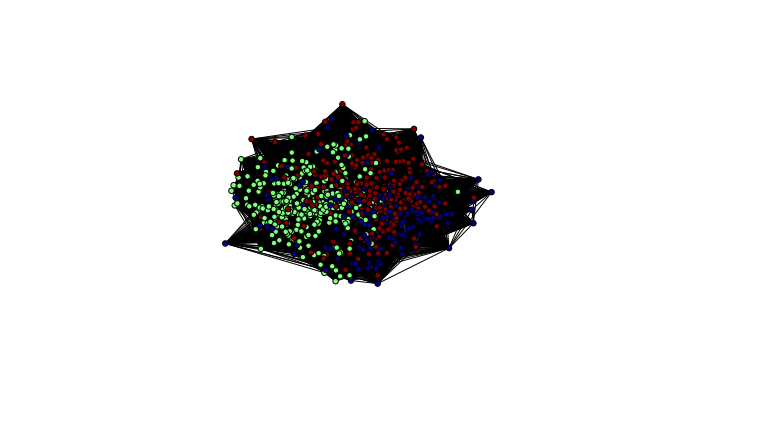
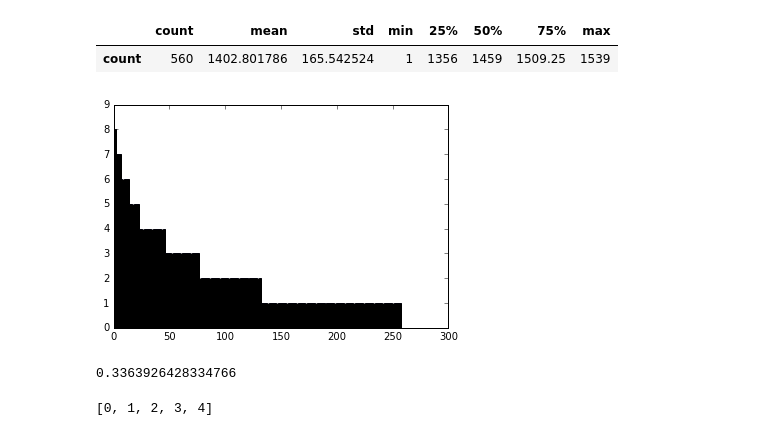
Before and after one commit to easadler/music_recommender, a Jupyter notebook: graphs.ipynb, the cells around one changed output. Drawn from its saved outputs; the diff is of its cells as text; code cells hidden in the pictures; blank space fills up the shorter version.

```diff
--- a/graphs.ipynb
+++ b/graphs.ipynb
@@ -27 +27,14 @@ artist2    zero 7
 dtype: object
+# %%
+df.describe().T
+# %% [output]
+|  | count | mean | std | min | 25% | 50% | 75% | max |
+| count | 560 | 1402.801786 | 165.542524 | 1 | 1356 | 1459 | 1509.25 | 1539 |
+# %%
+y = df['count'].value_counts()
+x = np.arange(0,len(y))
+plt.bar(x,y)
+#plt.xlim((0,200))
+plt.show()
+# %% [output]
+[figure, added]
@@ -37,8 +57,7 @@ G.add_weighted_edges_from(tuples)
 # %%
 part = community.best_partition(G)
 values = [part.get(node) for node in G.nodes()]
-
-nx.draw_spring(G, cmap = plt.get_cmap('jet'), node_color = values, node_size=30, with_labels=False)
-plt.show()
-# %% [output]
-[figure, removed]
+# %%
+community.modularity(part, G)
+# %% [output]
+0.3363926428334766
@@ -44,0 +68,4 @@ plt.show()
+# %%
+new_dict.keys()
+# %% [output]
+[0, 1, 2, 3, 4]
```
Also changed, not shown: parts of 23 cells of this notebook, 3 other files.
